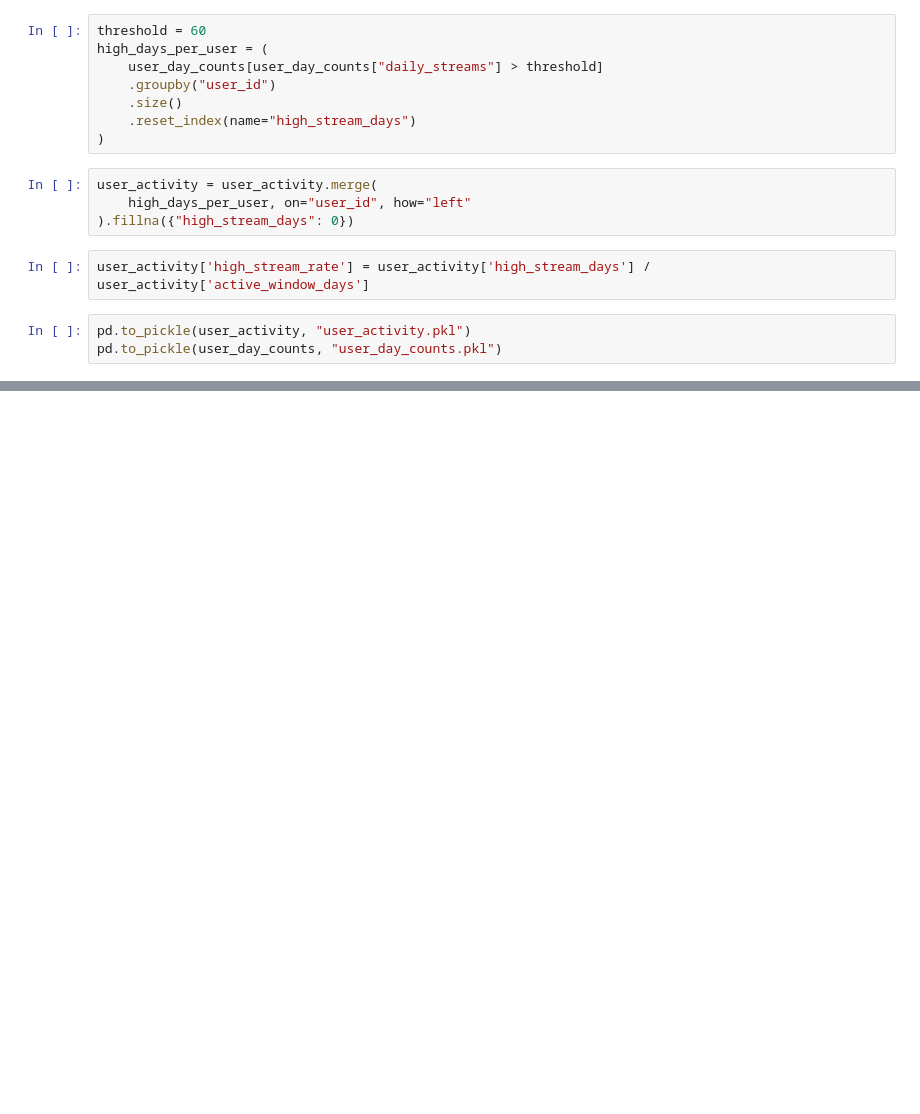
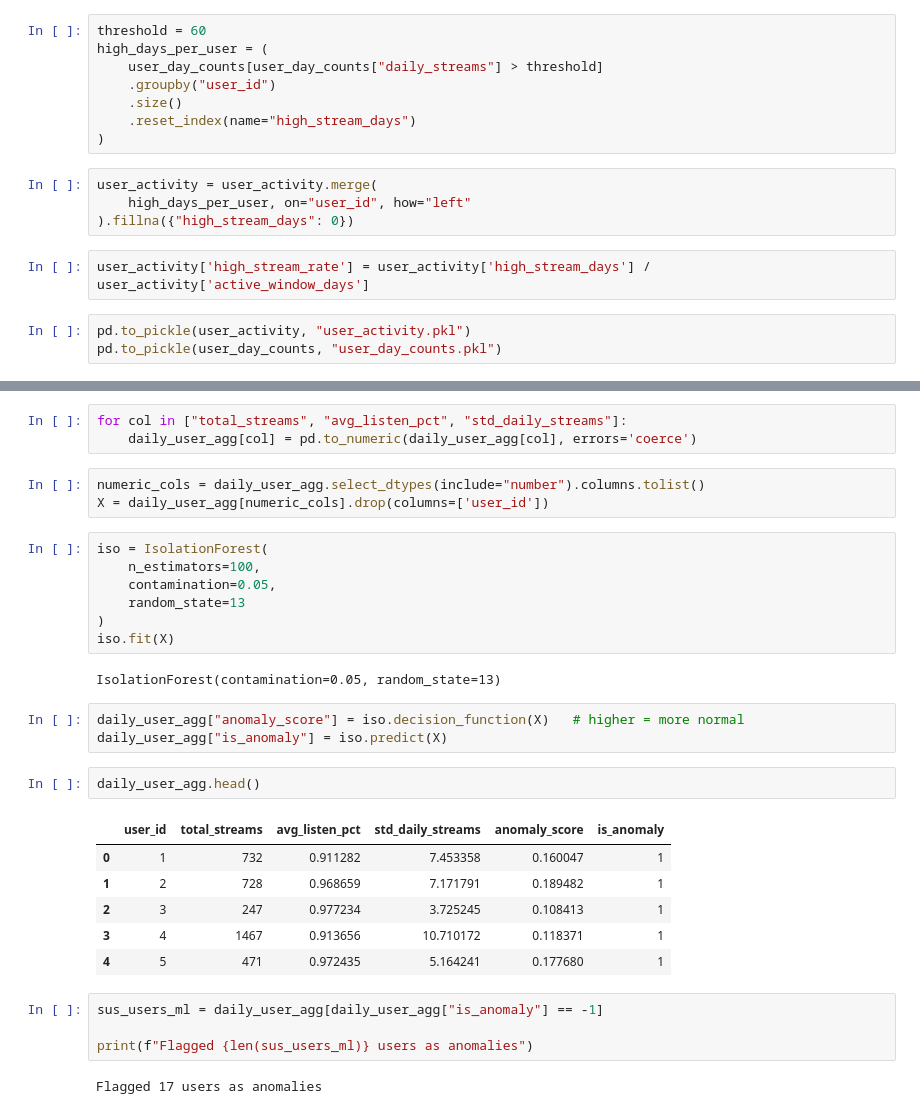
Before and after one commit to evanfrang/streaming_fraud_analysis, a Jupyter notebook: notebooks/synthesize.ipynb, the cells around one changed output, grey strips where cells are left out. Saved outputs shown, nothing was run; the diff lists cells and outputs as text; blank space fills up the shorter version.

```diff
--- a/notebooks/synthesize.ipynb
+++ b/notebooks/synthesize.ipynb
@@ -646,0 +665,33 @@ pd.to_pickle(user_day_counts, "user_day_counts.pkl")
+# %%
+for col in ["total_streams", "avg_listen_pct", "std_daily_streams"]:
+    daily_user_agg[col] = pd.to_numeric(daily_user_agg[col], errors='coerce')
+# %%
+numeric_cols = daily_user_agg.select_dtypes(include="number").columns.tolist()
+X = daily_user_agg[numeric_cols].drop(columns=['user_id'])
+# %%
+iso = IsolationForest(
+    n_estimators=100,
+    contamination=0.05,
+    random_state=13
+)
+iso.fit(X)
+# %% [output]
+IsolationForest(contamination=0.05, random_state=13)
+# %%
+daily_user_agg["anomaly_score"] = iso.decision_function(X)   # higher = more normal
+daily_user_agg["is_anomaly"] = iso.predict(X)
+# %%
+daily_user_agg.head()
+# %% [output]
+|  | user_id | total_streams | avg_listen_pct | std_daily_streams | anomaly_score | is_anomaly |
+| 0 | 1 | 732 | 0.911282 | 7.453358 | 0.160047 | 1 |
+| 1 | 2 | 728 | 0.968659 | 7.171791 | 0.189482 | 1 |
+| 2 | 3 | 247 | 0.977234 | 3.725245 | 0.108413 | 1 |
+| 3 | 4 | 1467 | 0.913656 | 10.710172 | 0.118371 | 1 |
+| 4 | 5 | 471 | 0.972435 | 5.164241 | 0.177680 | 1 |
+# %%
+sus_users_ml = daily_user_agg[daily_user_agg["is_anomaly"] == -1]
+
+print(f"Flagged {len(sus_users_ml)} users as anomalies")
+# %% [output]
+Flagged 17 users as anomalies
```
Also changed, not shown: parts of 12 cells of this notebook, 4 other files.
